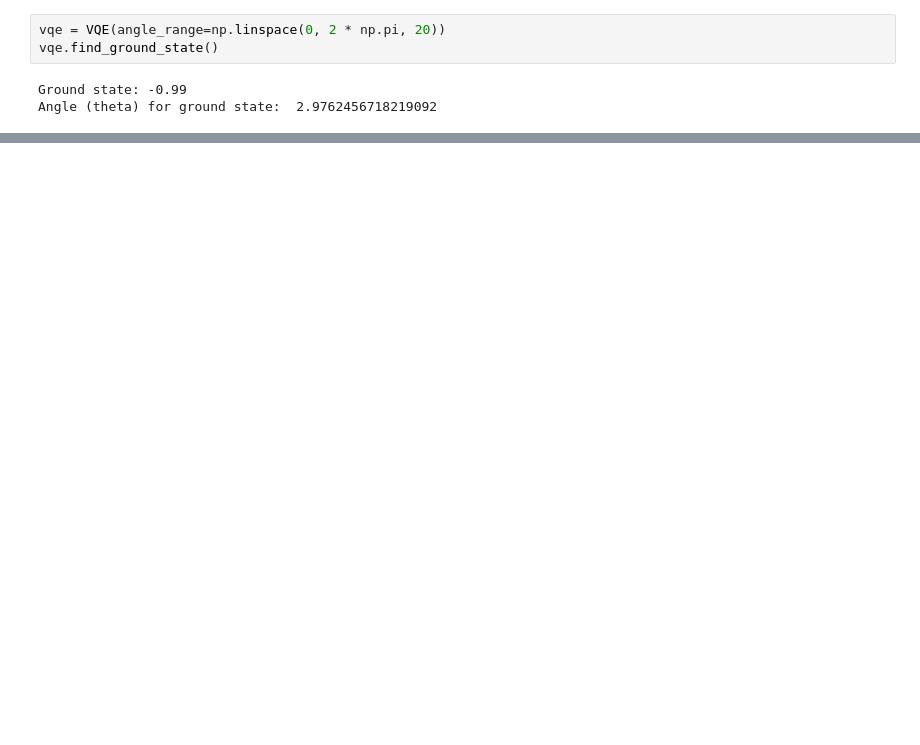
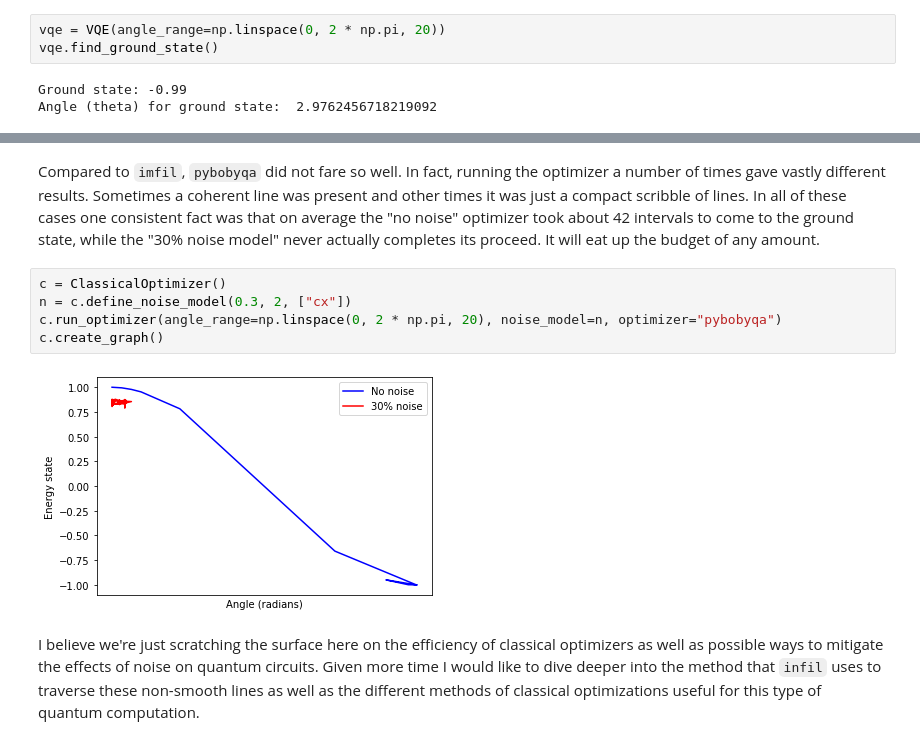
Before and after one commit to pchung39/quantum_variational_eigensolver, a Jupyter notebook: vqe.ipynb, the cells around one changed output, grey strips where cells are left out. Cells and saved outputs as stored; diff of their text form; blank space fills up the shorter version.

```diff
--- a/vqe.ipynb
+++ b/vqe.ipynb
@@ -395,3 +326,14 @@ WARNING:matplotlib.legend:No handles with labels found to put in legend.
+# %% [markdown]
+Compared to `imfil`, `pybobyqa` did not fare so well. In fact, running the optimizer a number of times gave vastly different results. Sometimes a coherent line was present and other times it was just a compact scribble of lines. In all of these cases one consistent fact was that on average the "no noise" optimizer took about 42 intervals to come to the ground state, while the "30% noise model" never actually completes its proceed. It will eat up the budget of any amount.
+# %%
+c = ClassicalOptimizer()
+n = c.define_noise_model(0.3, 2, ["cx"])
+c.run_optimizer(angle_range=np.linspace(0, 2 * np.pi, 20), noise_model=n, optimizer="pybobyqa")
+c.create_graph()
+# %% [output]
+[figure, added]
+# %% [markdown]
+I believe we're just scratching the surface here on the efficiency of classical optimizers as well as possible ways to mitigate the effects of noise on quantum circuits. Given more time I would like to dive deeper into the method that `infil` uses to traverse these non-smooth lines as well as the different methods of classical optimizations useful for this type of quantum computation.
 # %% [markdown]
 ## Where do we go from here?
 
```
Also changed, not shown: parts of 28 cells of this notebook, 4 other files.
